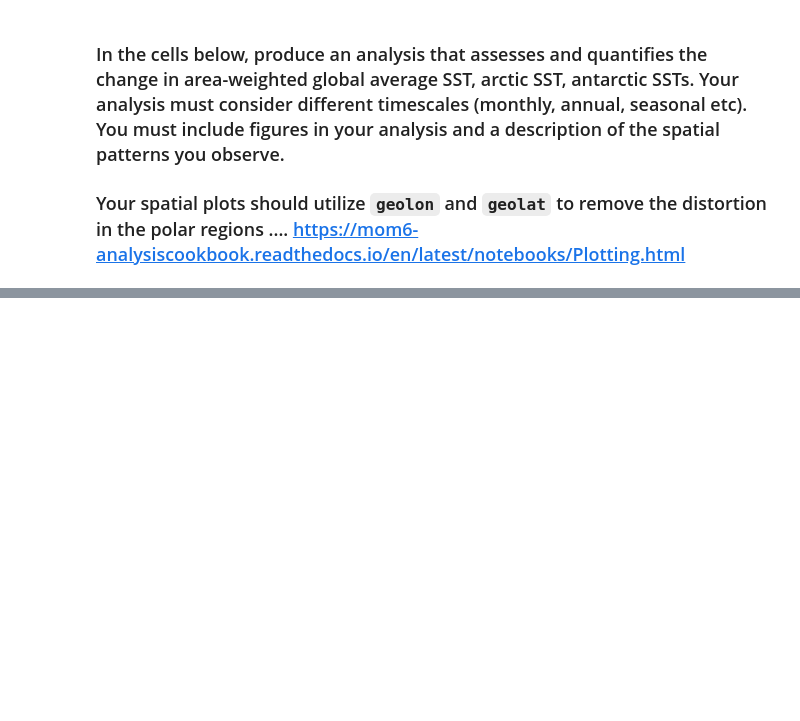
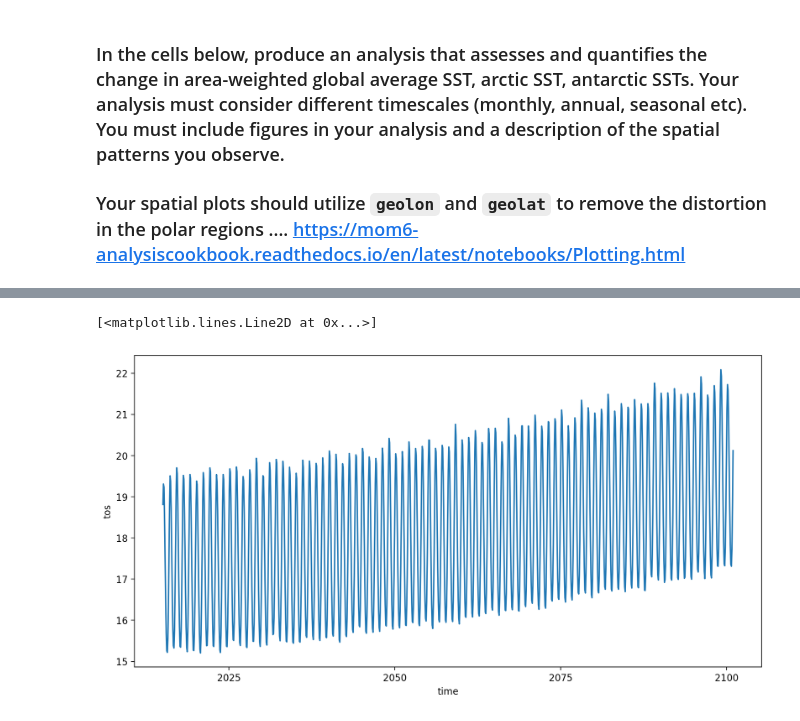
Before and after one commit to EES-3506-5506/Unit5_Holtzman, a Jupyter notebook: notebooks/SST_ClimateModel_Analysis_Notebook.ipynb, the cells around one changed output, grey strips where cells are left out. Drawn from its saved outputs; the diff is of its cells as text; code cells hidden in the pictures; blank space fills up the shorter version.

```diff
--- a/notebooks/SST_ClimateModel_Analysis_Notebook.ipynb
+++ b/notebooks/SST_ClimateModel_Analysis_Notebook.ipynb
@@ -185,0 +253,10 @@ m2
+# %%
+arctic=monthly_SST.sel(latitude=slice(-90,0))
+antarctic=monthly_SST.sel(latitude=slice(0,90))
+# %%
+#monthly arctic SST over time
+arctic_weighted_avg_SST= arctic.weighted(gfdl_esm4_cell_area).mean(['latitude', 'longitude'])
+arctic_weighted_avg_SST.plot()
+# %% [output]
+[<matplotlib.lines.Line2D at 0x...>]
+[figure, added]
```
Also changed, not shown: parts of 14 cells of this notebook, 4 other files.
